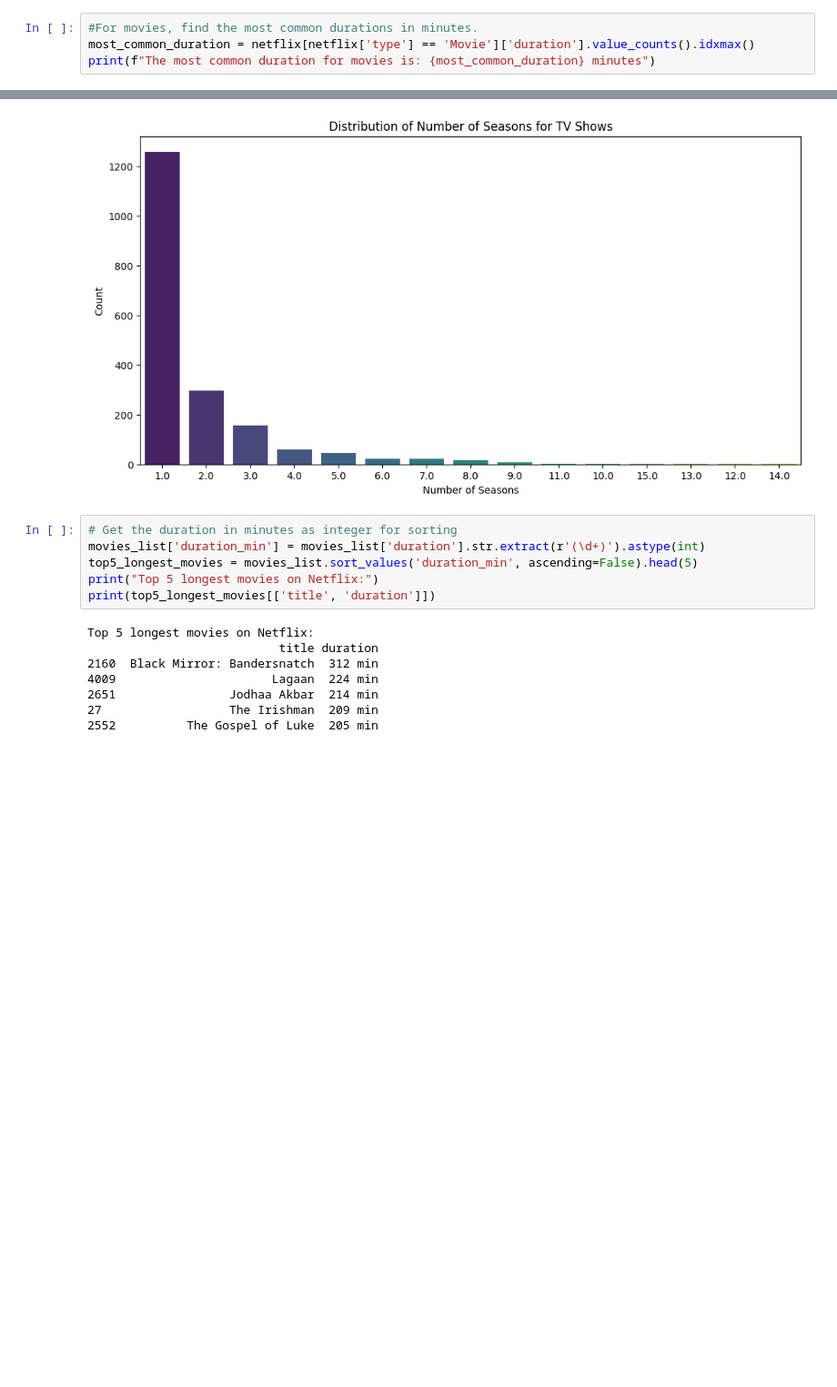
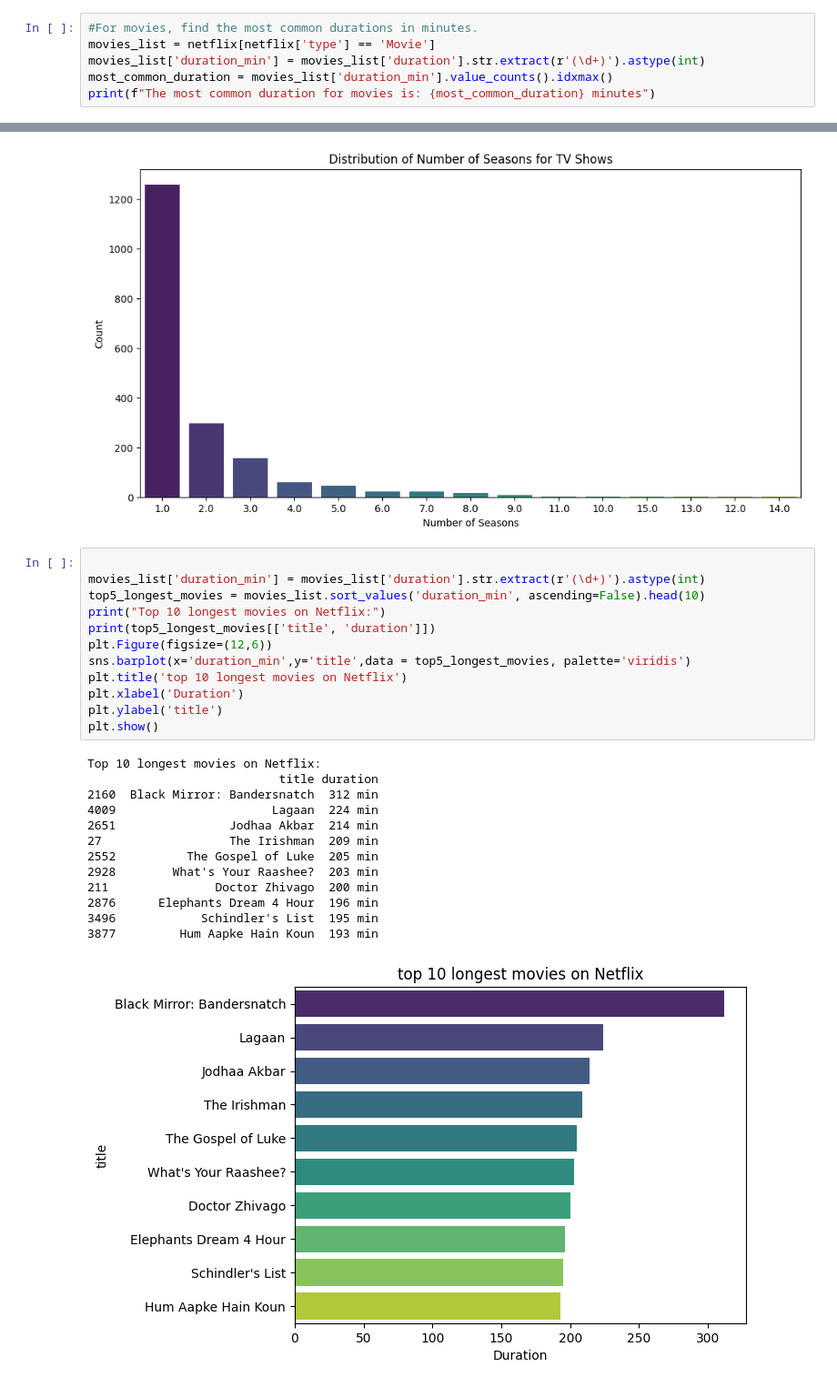
Before and after one commit to prabhumkpeak/AI_MI, a Jupyter notebook: .venv-1/EDA_Netflix.ipynb, the cells around one changed output, grey strips where cells are left out. Shown: that part at 91% size. Drawn from its saved outputs; the diff is of its cells as text; blank space fills up the shorter version.

```diff
--- a/.venv-1/EDA_Netflix.ipynb
+++ b/.venv-1/EDA_Netflix.ipynb
@@ -420,5 +421,7 @@ Duration Insights
 # %%
 #For movies, find the most common durations in minutes.
-most_common_duration = netflix[netflix['type'] == 'Movie']['duration'].value_counts().idxmax()
+movies_list = netflix[netflix['type'] == 'Movie']
+movies_list['duration_min'] = movies_list['duration'].str.extract(r'(\d+)').astype(int)
+most_common_duration = movies_list['duration_min'].value_counts().idxmax()
 print(f"The most common duration for movies is: {most_common_duration} minutes")
 # %% [output]
@@ -455,16 +441,28 @@ plt.show()
 # %% [output]
 [figure]
 # %%
-# Get the duration in minutes as integer for sorting
+
 movies_list['duration_min'] = movies_list['duration'].str.extract(r'(\d+)').astype(int)
-top5_longest_movies = movies_list.sort_values('duration_min', ascending=False).head(5)
-print("Top 5 longest movies on Netflix:")
+top5_longest_movies = movies_list.sort_values('duration_min', ascending=False).head(10)
+print("Top 10 longest movies on Netflix:")
 print(top5_longest_movies[['title', 'duration']])
+plt.Figure(figsize=(12,6))
+sns.barplot(x='duration_min',y='title',data = top5_longest_movies, palette='viridis')
+plt.title('top 10 longest movies on Netflix')
+plt.xlabel('Duration')
+plt.ylabel('title')
+plt.show()
 # %% [output]
-Top 5 longest movies on Netflix:
+Top 10 longest movies on Netflix:
                            title duration
 2160  Black Mirror: Bandersnatch  312 min
 4009                      Lagaan  224 min
 2651                Jodhaa Akbar  214 min
 27                  The Irishman  209 min
 2552          The Gospel of Luke  205 min
+2928        What's Your Raashee?  203 min
+211               Doctor Zhivago  200 min
+2876      Elephants Dream 4 Hour  196 min
+3496            Schindler's List  195 min
+3877         Hum Aapke Hain Koun  193 min
+[figure, added]
```
Also changed, not shown: parts of 12 cells of this notebook.
